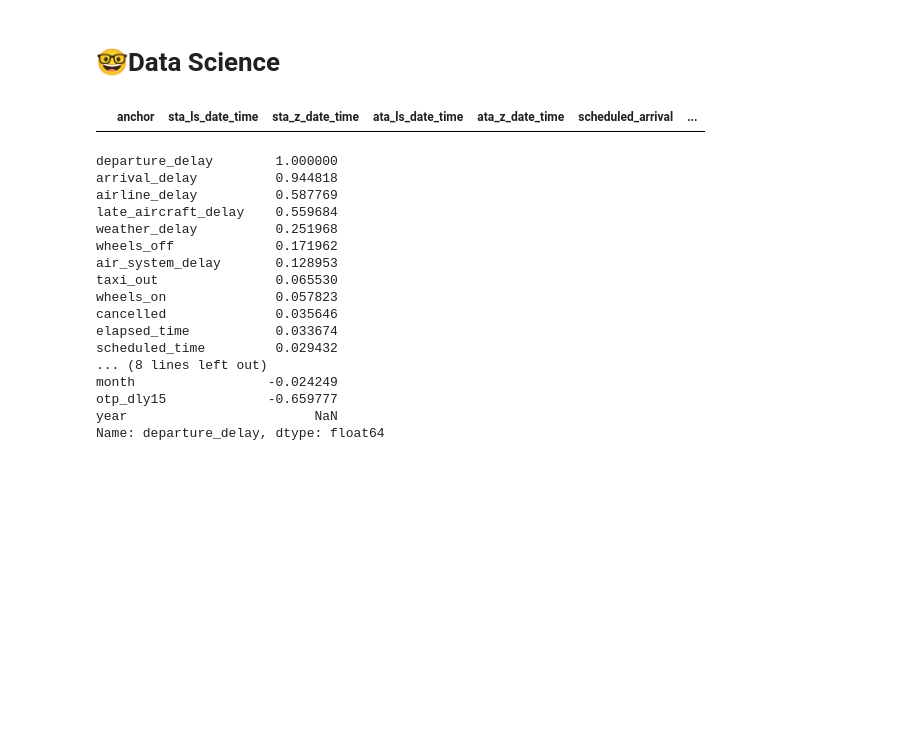
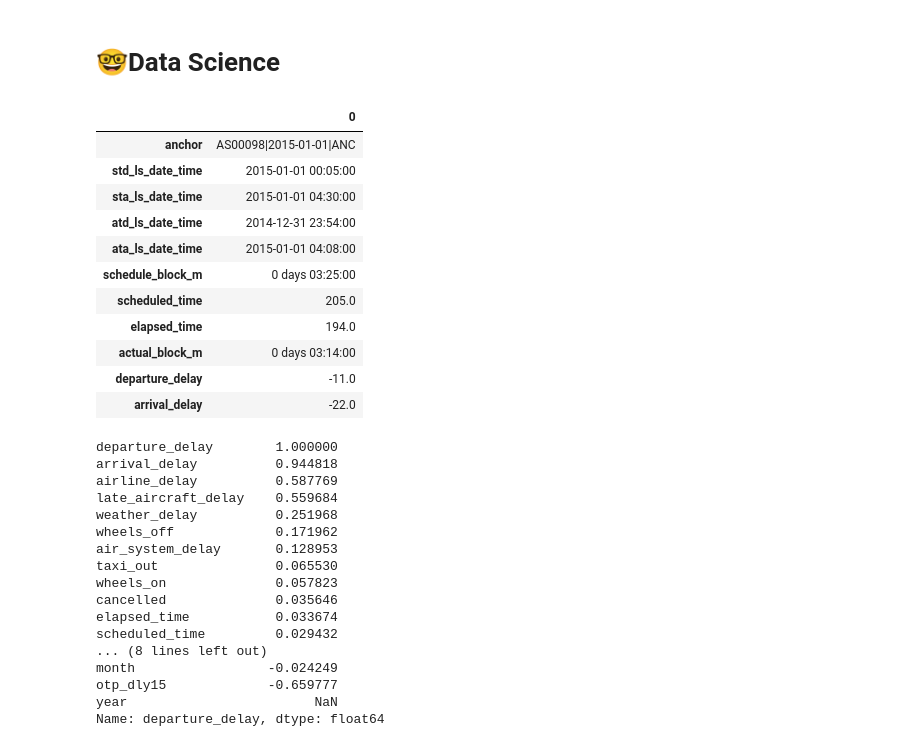
Before and after one commit to cmd-master/airline, a Jupyter notebook: airline-delays.ipynb, the cells around one changed output. Saved outputs shown, nothing was run; the diff lists cells and outputs as text; code cells hidden in the pictures; blank space fills up the shorter version.

Commit message:
Kaggle Notebook | USA Airline On Time Performance | Version 43

```diff
--- a/airline-delays.ipynb
+++ b/airline-delays.ipynb
@@ -182,35 +183,44 @@ test = df.query('airline == "OO"')
 # %% [markdown]
 # 🤓Data Science
-# %%
-### Timezone bit. Get UTC
-### 💪 Always iterate fast.
-g = df
-g = g.loc[g['ata_ls_date_time'].notnull() & g['ata_z_date_time'].isnull()]
-# g = g.query('origin_airport == "JFK" and destination_airport == "LAX"')
-# g['departure_time'] = [convert_int_to_time(x) for x in g['departure_time'].fillna(0).astype(int)]
-# g['arrival_time'] = [convert_int_to_time(x) for x in g['arrival_time'].fillna(0).astype(int)]
-
-# g['atd_ls_date_time'] = pd.to_datetime(g['std_ls_date_time'].dt.date.astype(str) + ' ' + g['departure_time'].astype(str))
-# g['ata_ls_date_time'] = pd.to_datetime(g['sta_ls_date_time'].dt.date.astype(str) + ' ' + g['arrival_time'].astype(str))
-# g['atd_z_date_time'] = g.apply(lambda row: localize_and_convert_to_utc(row['atd_ls_date_time'], row['orig_timezone']), axis=1)
-# g['ata_z_date_time'] = g.apply(lambda row: localize_and_convert_to_utc(row['ata_ls_date_time'], row['dest_timezone']), axis=1)
-# g['timediff'] = g['ata_z_date_time'] - g['atd_z_date_time']
-
-g = convertUTC(g)
-g = g[[
-    'anchor'
-#     , 'orig_timezone'
-#     , 'dest_timezone'
-#     , 'std_ls_date_time', 'std_z_date_time'
-    , 'sta_ls_date_time', 'sta_z_date_time'
-#     , 'atd_ls_date_time', 'atd_z_date_time'
-    , 'ata_ls_date_time', 'ata_z_date_time'
-    , 'scheduled_arrival', 'arrival_time'
-    , 'arrival_delay', 'diverted'
-]]
-g
-# %% [output]
-|  | anchor | sta_ls_date_time | sta_z_date_time | ata_ls_date_time | ata_z_date_time | scheduled_arrival | ... |
+# %%
+g = train
+# g['actual_block_m'] = g['actual_block'].dt.total_seconds() / 60
+# g['schedule_block_m'] = g['schedule_block'].dt.total_seconds() / 60
+g['block_diff'] = g['schedule_block_m'] - g['actual_block_m']
+# g['atd_ls_date_time'] = g['std_ls_date_time'] + pd.to_timedelta(g['departure_delay'], unit='m', errors='coerce')
+# g['ata_ls_date_time'] = g['sta_ls_date_time'] + pd.to_timedelta(g['arrival_delay'], unit='m', errors='coerce')
+g = g[[
+    'anchor'
+#     , 'std_z_date_time'
+#     , 'sta_z_date_time'
+#     , 'atd_z_date_time'
+#     , 'ata_z_date_time'
+    , 'std_ls_date_time'
+    , 'sta_ls_date_time'
+    , 'atd_ls_date_time'
+    , 'ata_ls_date_time'
+    , 'schedule_block_m'
+    , 'scheduled_time'
+    , 'elapsed_time'
+    , 'actual_block_m'
+    , 'departure_delay'
+    , 'arrival_delay'
+#     , 'block_diff'
+]]
+g.head(1).T
+# %% [output]
+|  | 0 |
+| anchor | AS00098|2015-01-01|ANC |
+| std_ls_date_time | 2015-01-01 00:05:00 |
+| sta_ls_date_time | 2015-01-01 04:30:00 |
+| atd_ls_date_time | 2014-12-31 23:54:00 |
+| ata_ls_date_time | 2015-01-01 04:08:00 |
+| schedule_block_m | 0 days 03:25:00 |
+| scheduled_time | 205.0 |
+| elapsed_time | 194.0 |
+| actual_block_m | 0 days 03:14:00 |
+| departure_delay | -11.0 |
+| arrival_delay | -22.0 |
 # %%
 train.corr(numeric_only=True)[target].sort_values(ascending=False)
 # %% [output]
```
Also changed, not shown: parts of 11 cells of this notebook.
